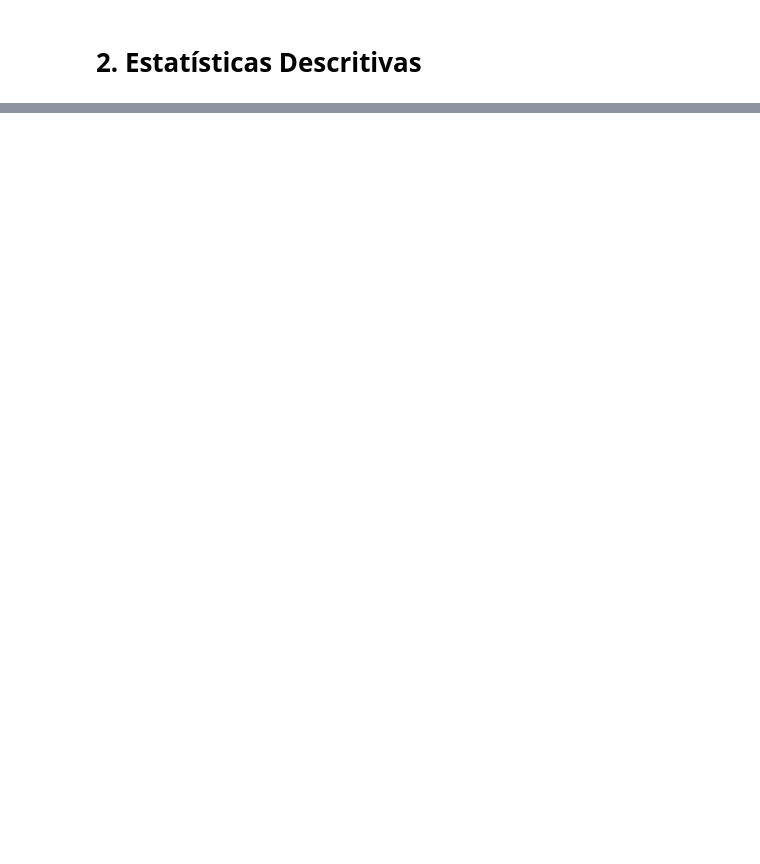
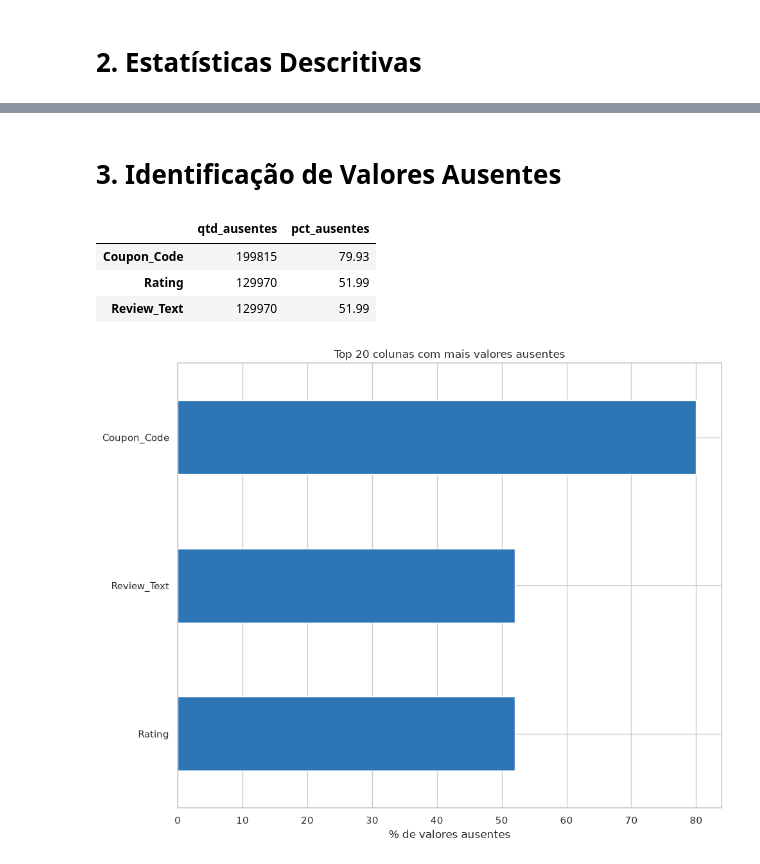
Before and after one commit to ariadnyD/Relatorio01_IA, a Jupyter notebook: notebooks/01_eda.ipynb, the cells around one changed output, grey strips where cells are left out. Drawn from its saved outputs; the diff is of its cells as text; code cells hidden in the pictures; blank space fills up the shorter version.

```diff
--- a/notebooks/01_eda.ipynb
+++ b/notebooks/01_eda.ipynb
@@ -61,0 +117,25 @@ df_dataset.describe(include=['object', 'string'])
+# %% [markdown]
+# 3. Identificação de Valores Ausentes
+# %%
+# Visualizando a quantidade e porcentagem de valores ausentes por coluna
+ausentes = df_dataset.isnull().sum()
+ausentes_pct = (ausentes / len(df_dataset) * 100).round(2)
+
+tabela_ausentes = pd.DataFrame({"qtd_ausentes": ausentes, "pct_ausentes": ausentes_pct})
+tabela_ausentes = tabela_ausentes[tabela_ausentes["qtd_ausentes"] > 0].sort_values("qtd_ausentes", ascending=False)
+tabela_ausentes
+# %% [output]
+|  | qtd_ausentes | pct_ausentes |
+| Coupon_Code | 199815 | 79.93 |
+| Rating | 129970 | 51.99 |
+| Review_Text | 129970 | 51.99 |
+# %%
+# Visualizando as colunas com mais valores ausentes
+plt.figure(figsize=(10, 8))
+tabela_ausentes["pct_ausentes"].head(20).sort_values().plot(kind="barh", color="#2E75B6")
+plt.xlabel("% de valores ausentes")
+plt.title("Top 20 colunas com mais valores ausentes")
+plt.tight_layout()
+plt.show()
+# %% [output]
+[figure, added]
```
Also changed, not shown: parts of 9 cells of this notebook, 5 other files.
